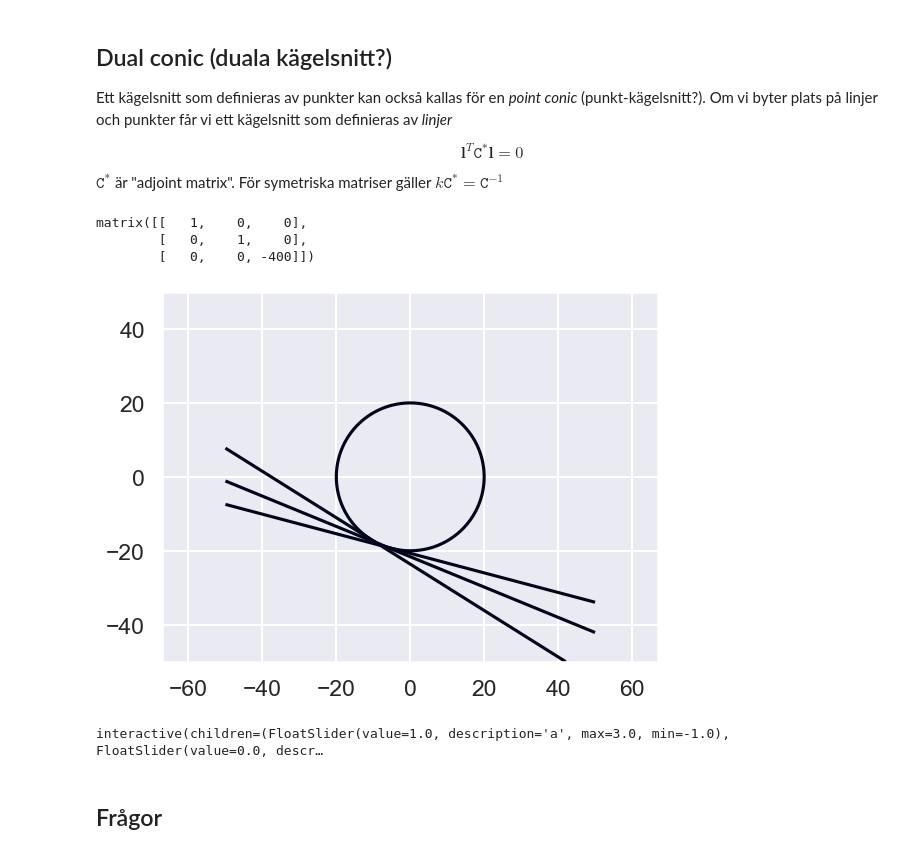
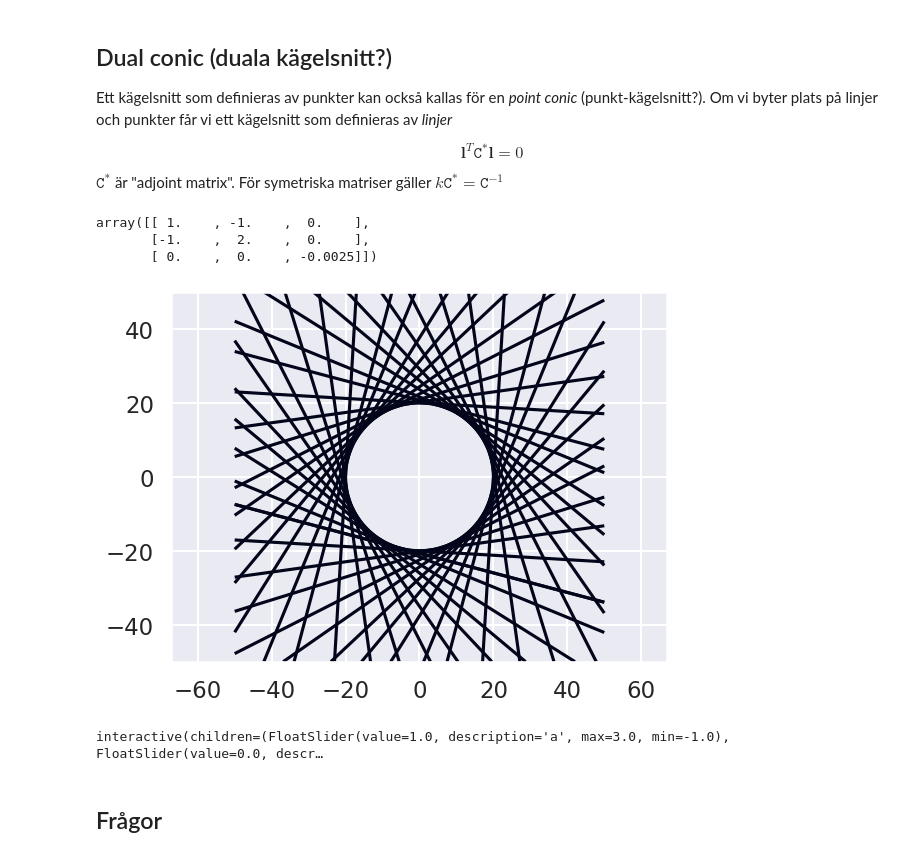
Before and after one commit to rasmusgo/multiple-view-geometry, a Jupyter notebook: chapter2.ipynb, the cells around one changed output. Cells and saved outputs as stored; diff of their text form; code cells hidden in the pictures.

Commit message:
Fix plot_conic and dual conic

```diff
--- a/chapter2.ipynb
+++ b/chapter2.ipynb
@@ -185,18 +185,18 @@ $$\mathbf{l}^T\mathtt{C}^*\mathbf{l} = 0$$
 
 $\mathtt{C}^*$ är "adjoint matrix". För symetriska matriser gäller $k\mathtt{C}^* = \mathtt{C}^{-1}$
 # %%
-np.matrix(C).H
+np.linalg.pinv(C, hermitian=True)
 # %% [output]
-matrix([[   1,    0,    0],
-        [   0,    1,    0],
-        [   0,    0, -400]])
+array([[ 1.    , -1.    ,  0.    ],
+       [-1.    ,  2.    ,  0.    ],
+       [ 0.    ,  0.    , -0.0025]])
 # %%
 def get_points(conic, bounds=None, n=128):
     ((ax, ay), (bx, by)) = bounds or BOUNDS
     x, y = np.meshgrid(np.linspace(ax, bx, n), np.linspace(ay, by, n))
-    p = np.array((x, y, np.ones(x.shape))).transpose()
-    equation = np.einsum('ijk,kn,ijn->ij', p, conic, p)  # p.T * C * p
-    contour_set = plt.contour(x, y, equation, [0])
+    p = np.array((x, y, np.ones(x.shape))).reshape(3, -1)
+    z = np.sum(np.multiply(p, conic @ p), axis=0).reshape(x.shape)
+    contour_set = plt.contour(x, y, z, [0])
 
     tmp = []
     for path in contour_set.collections[0].get_paths():
@@ -208,25 +208,25 @@ def is_zero(x, **kwargs):
 # %%
 @interact(a=1.0, b=(-2.0, 2.0), c=1.0, d=(-50.0, 50.0), e=(-50.0, 50.0), f=-400.0)
 def plot_tangents(a, b, c, d, e, f):
     conic = as_matrix(a, b, c, d, e, f)
-    dual_conic = np.linalg.pinv(conic)  # get adjoint matrix
+    dual_conic = np.linalg.pinv(conic, hermitian=True)  # get adjoint matrix
 #    print(dual_conic)
     points = get_points(conic)
     for x, y in points[::5]:
-        xx = np.array([x, y, 1])
-        eq = np.linalg.multi_dot((xx, conic, xx))
-#        assert is_zero(eq, rtol=0, atol=0.5), f"expected zero, not {eq}"
+        p = np.array([x, y, 1])
+        eq = np.linalg.multi_dot((p, conic, p))
+        assert is_zero(eq, rtol=0, atol=0.5), f"expected zero, not {eq}"
         # find tangent line
-        line = np.dot(conic, np.array([x, y, 1]))
+        line = np.dot(conic, p)
         line_eq = np.linalg.multi_dot((line, dual_conic, line))
-        assert is_zero(line_eq, rtol=1e-1, atol=1e-1), f"expected zero, not {eq}"
+        # assert is_zero(line_eq, rtol=1e-1, atol=1e-1), f"expected zero, not {line_eq}"
         plot_line(line)
 
     plt.axis('equal')
 
-#plot_tangents(C)
+# plot_tangents(C)
 # %% [output]
-[figure, old version]
+[figure, new version]
 interactive(children=(FloatSlider(value=1.0, description='a', max=3.0, min=-1.0), FloatSlider(value=0.0, descr…
 # %% [markdown]
 ## Frågor
```
Also changed, not shown: parts of 7 cells of this notebook.
